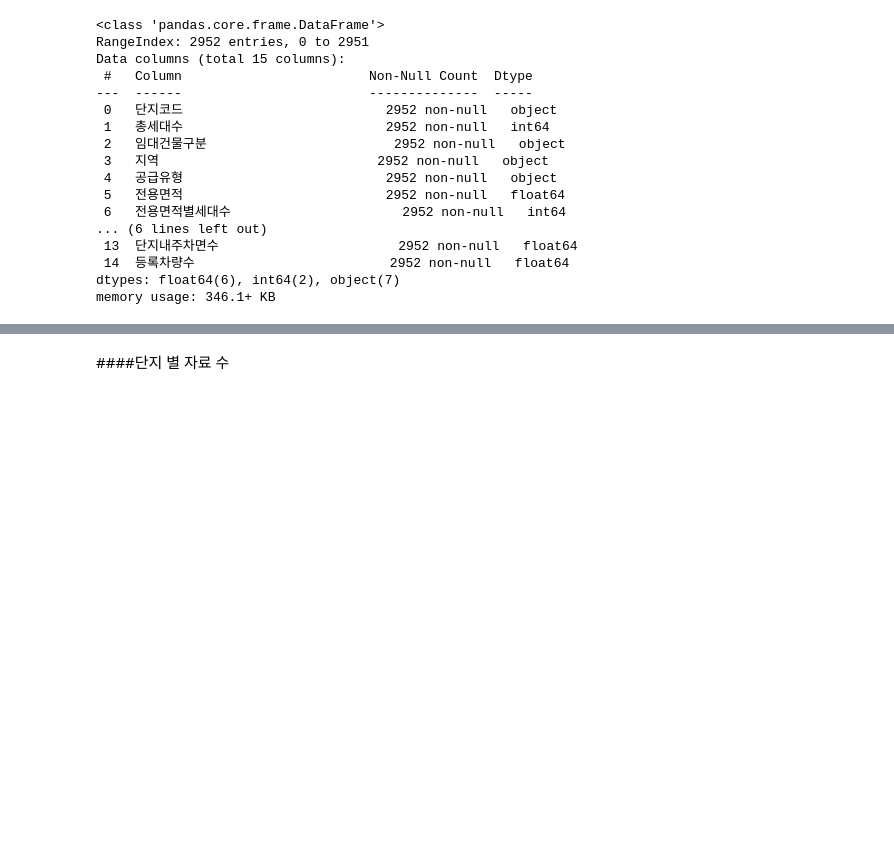
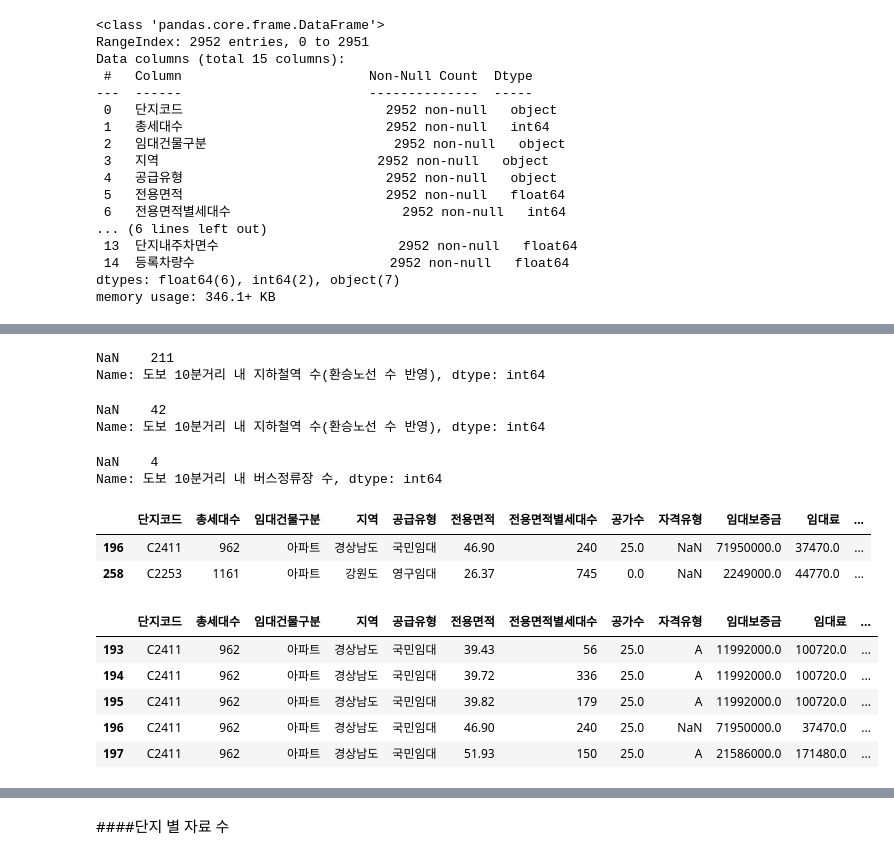
Before and after one commit to yoonyoung27/prac_python, a Jupyter notebook: parking_demand_prediction.ipynb, the cells around one changed output, grey strips where cells are left out. Cells and saved outputs as stored; diff of their text form; code cells hidden in the pictures; blank space fills up the shorter version.

```diff
--- a/parking_demand_prediction.ipynb
+++ b/parking_demand_prediction.ipynb
@@ -43,0 +163,19 @@ memory usage: 346.1+ KB
+# %%
+# NULL 값을 0으로 대체
+subway_null_codes = train[train['도보 10분거리 내 지하철역 수(환승노선 수 반영)'].isnull()].단지코드.unique()
+train.loc[train.단지코드.isin(subway_null_codes), '도보 10분거리 내 지하철역 수(환승노선 수 반영)'].value_counts(dropna=False)
+# %% [output]
+NaN    211
+Name: 도보 10분거리 내 지하철역 수(환승노선 수 반영), dtype: int64
+# %%
+subway_null_codes = test[test['도보 10분거리 내 지하철역 수(환승노선 수 반영)'].isnull()].단지코드.unique()
+test.loc[test.단지코드.isin(subway_null_codes), '도보 10분거리 내 지하철역 수(환승노선 수 반영)'].value_counts(dropna=False)
+# %% [output]
+NaN    42
+Name: 도보 10분거리 내 지하철역 수(환승노선 수 반영), dtype: int64
+# %%
+bus_null_codes = train[train['도보 10분거리 내 버스정류장 수'].isnull()].단지코드.unique()
+train.loc[train.단지코드.isin(bus_null_codes), '도보 10분거리 내 버스정류장 수'].value_counts(dropna=False)
+# %% [output]
+NaN    4
+Name: 도보 10분거리 내 버스정류장 수, dtype: int64
@@ -43,0 +186,15 @@ memory usage: 346.1+ KB
+# %%
+test[test.자격유형.isnull()]
+# %% [output]
+|  | 단지코드 | 총세대수 | 임대건물구분 | 지역 | 공급유형 | 전용면적 | 전용면적별세대수 | 공가수 | 자격유형 | 임대보증금 | 임대료 | ... |
+| 196 | C2411 | 962 | 아파트 | 경상남도 | 국민임대 | 46.90 | 240 | 25.0 | NaN | 71950000.0 | 37470.0 | ... |
+| 258 | C2253 | 1161 | 아파트 | 강원도 | 영구임대 | 26.37 | 745 | 0.0 | NaN | 2249000.0 | 44770.0 | ... |
+# %%
+test[test.단지코드=='C2411'] # A로 채우면 될듯
+# %% [output]
+|  | 단지코드 | 총세대수 | 임대건물구분 | 지역 | 공급유형 | 전용면적 | 전용면적별세대수 | 공가수 | 자격유형 | 임대보증금 | 임대료 | ... |
+| 193 | C2411 | 962 | 아파트 | 경상남도 | 국민임대 | 39.43 | 56 | 25.0 | A | 11992000.0 | 100720.0 | ... |
+| 194 | C2411 | 962 | 아파트 | 경상남도 | 국민임대 | 39.72 | 336 | 25.0 | A | 11992000.0 | 100720.0 | ... |
+| 195 | C2411 | 962 | 아파트 | 경상남도 | 국민임대 | 39.82 | 179 | 25.0 | A | 11992000.0 | 100720.0 | ... |
+| 196 | C2411 | 962 | 아파트 | 경상남도 | 국민임대 | 46.90 | 240 | 25.0 | NaN | 71950000.0 | 37470.0 | ... |
+| 197 | C2411 | 962 | 아파트 | 경상남도 | 국민임대 | 51.93 | 150 | 25.0 | A | 21586000.0 | 171480.0 | ... |
```
Also changed, not shown: parts of 26 cells of this notebook.
